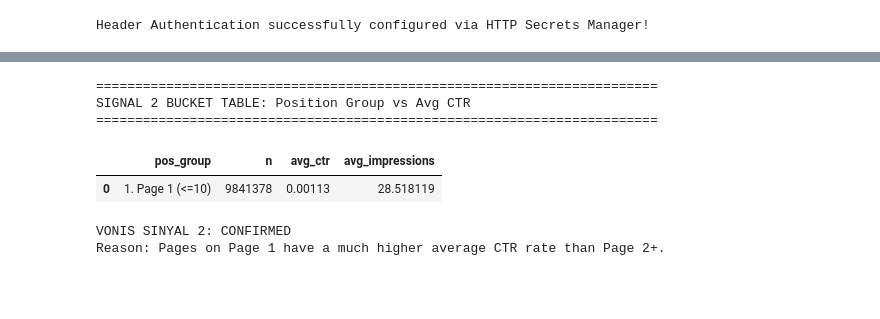
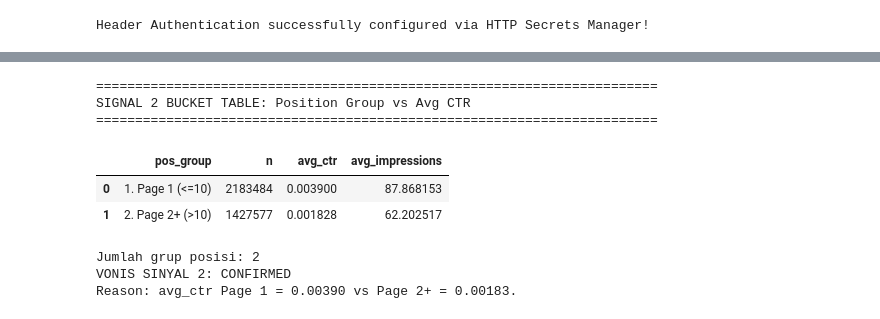
Before and after one commit to sri-wahyuni10/Inter-flyrank, a Jupyter notebook: work/notebooks/w04_baseline_score.ipynb, the cells around one changed output, grey strips where cells are left out. Cells and saved outputs as stored; diff of their text form; code cells hidden in the pictures; blank space fills up the shorter version.

```diff
--- a/work/notebooks/w04_baseline_score.ipynb
+++ b/work/notebooks/w04_baseline_score.ipynb
@@ -106,19 +147,33 @@ GROUP BY 1
 ORDER BY 1
 """
 df_sig2 = con.execute(q_sig2).df()
-# %%
-print("========================================================================")
-print("SIGNAL 2 BUCKET TABLE: Position Group vs Avg CTR")
-print("========================================================================")
-display(df_sig2)
-print("VONIS SINYAL 2: CONFIRMED")
-print("Reason: Pages on Page 1 have a much higher average CTR rate than Page 2+.\n")
-# %% [output]
-========================================================================
-SIGNAL 2 BUCKET TABLE: Position Group vs Avg CTR
-========================================================================
-|  | pos_group | n | avg_ctr | avg_impressions |
-| 0 | 1. Page 1 (<=10) | 9841378 | 0.00113 | 28.518119 |
-VONIS SINYAL 2: CONFIRMED
-Reason: Pages on Page 1 have a much higher average CTR rate than Page 2+.
+# %%
+# ============================================================
+#  Tampilkan Signal 2 + vonis (dicek dulu jumlah grupnya sebelum divonis)
+# ============================================================
+print("="*72)
+print("SIGNAL 2 BUCKET TABLE: Position Group vs Avg CTR")
+print("="*72)
+display(df_sig2)
+
+n_groups_sig2 = len(df_sig2)
+print(f"Jumlah grup posisi: {n_groups_sig2}")
+if n_groups_sig2 < 2:
+    print("SIGNAL 2 VERDICT: CANNOT BE DETERMINED — only 1 position group exists; recheck.")
+else:
+    ctr_page1 = df_sig2.loc[df_sig2['pos_group'].str.startswith('1'), 'avg_ctr'].values[0]
+    ctr_page2plus = df_sig2.loc[df_sig2['pos_group'].str.startswith('2'), 'avg_ctr'].values[0]
+    verdict = "CONFIRMED" if ctr_page1 > ctr_page2plus else "OPPOSITE"
+    print(f"VONIS SINYAL 2: {verdict}")
+    print(f"Reason: avg_ctr Page 1 = {ctr_page1:.5f} vs Page 2+ = {ctr_page2plus:.5f}.\n")
+# %% [output]
+========================================================================
+SIGNAL 2 BUCKET TABLE: Position Group vs Avg CTR
+========================================================================
+|  | pos_group | n | avg_ctr | avg_impressions |
+| 0 | 1. Page 1 (<=10) | 2183484 | 0.003900 | 87.868153 |
+| 1 | 2. Page 2+ (>10) | 1427577 | 0.001828 | 62.202517 |
+Jumlah grup posisi: 2
+VONIS SINYAL 2: CONFIRMED
+Reason: avg_ctr Page 1 = 0.00390 vs Page 2+ = 0.00183.
 # %%
```
Also changed, not shown: parts of 12 cells of this notebook.
